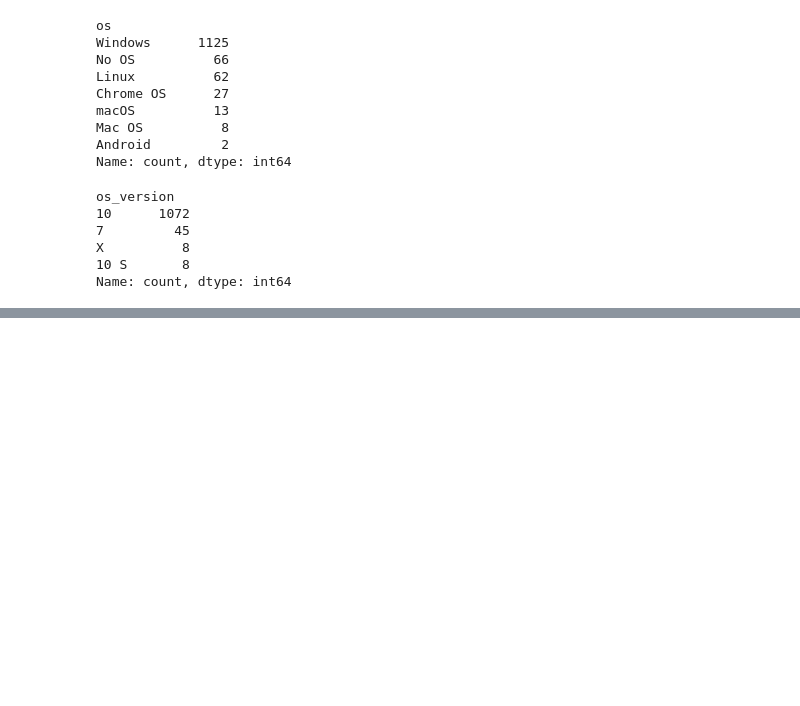
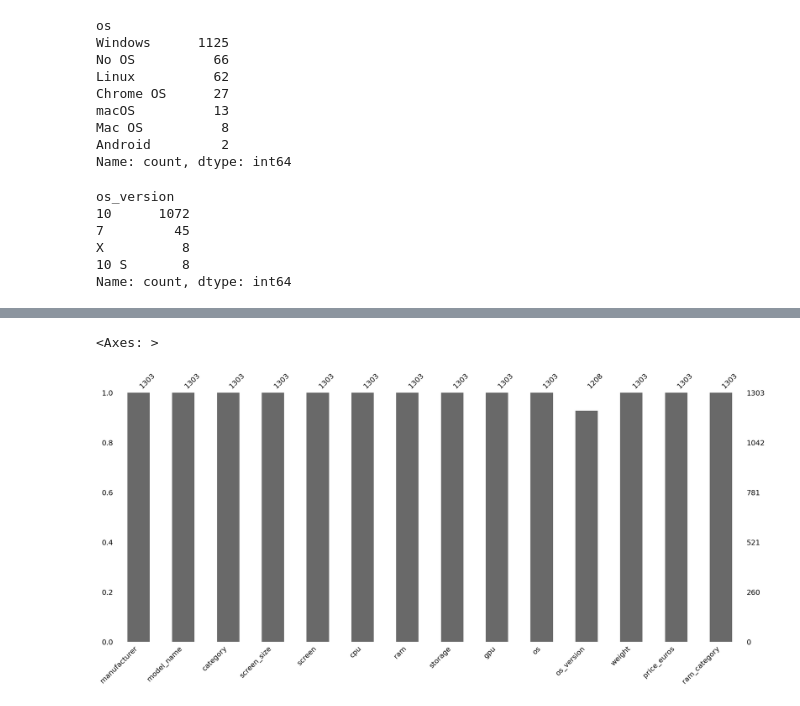
Before and after one commit to ChiragAgrawal12/Project_AU, a Jupyter notebook: Pandas/Laptop.ipynb, the cells around one changed output, grey strips where cells are left out. Cells and saved outputs as stored; diff of their text form; code cells hidden in the pictures; blank space fills up the shorter version.

```diff
--- a/Pandas/Laptop.ipynb
+++ b/Pandas/Laptop.ipynb
@@ -318,0 +544,5 @@ Name: count, dtype: int64
+# %%
+mno.bar(df)
+# %% [output]
+<Axes: >
+[figure, added]
```
Also changed, not shown: parts of 18 cells of this notebook, 1 other file.
